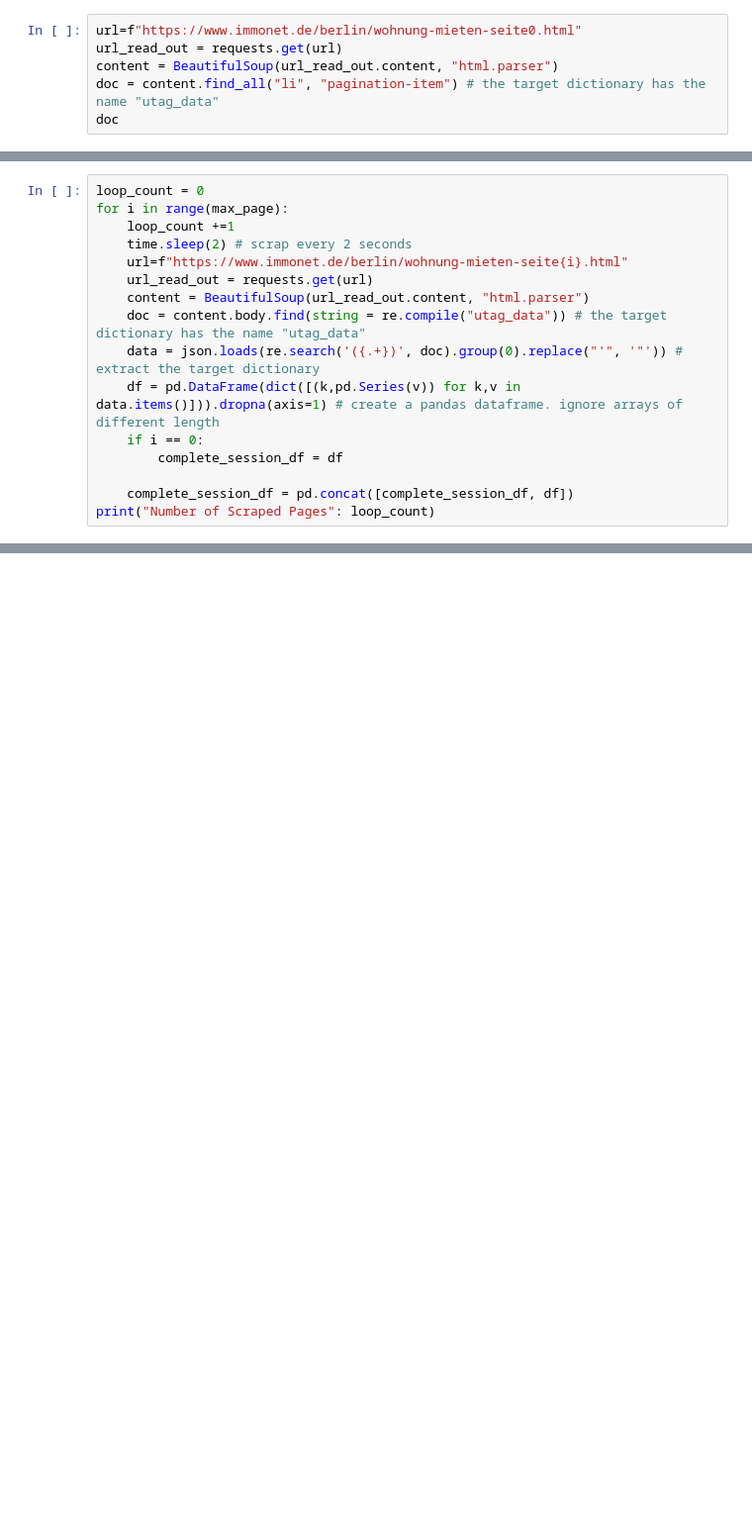
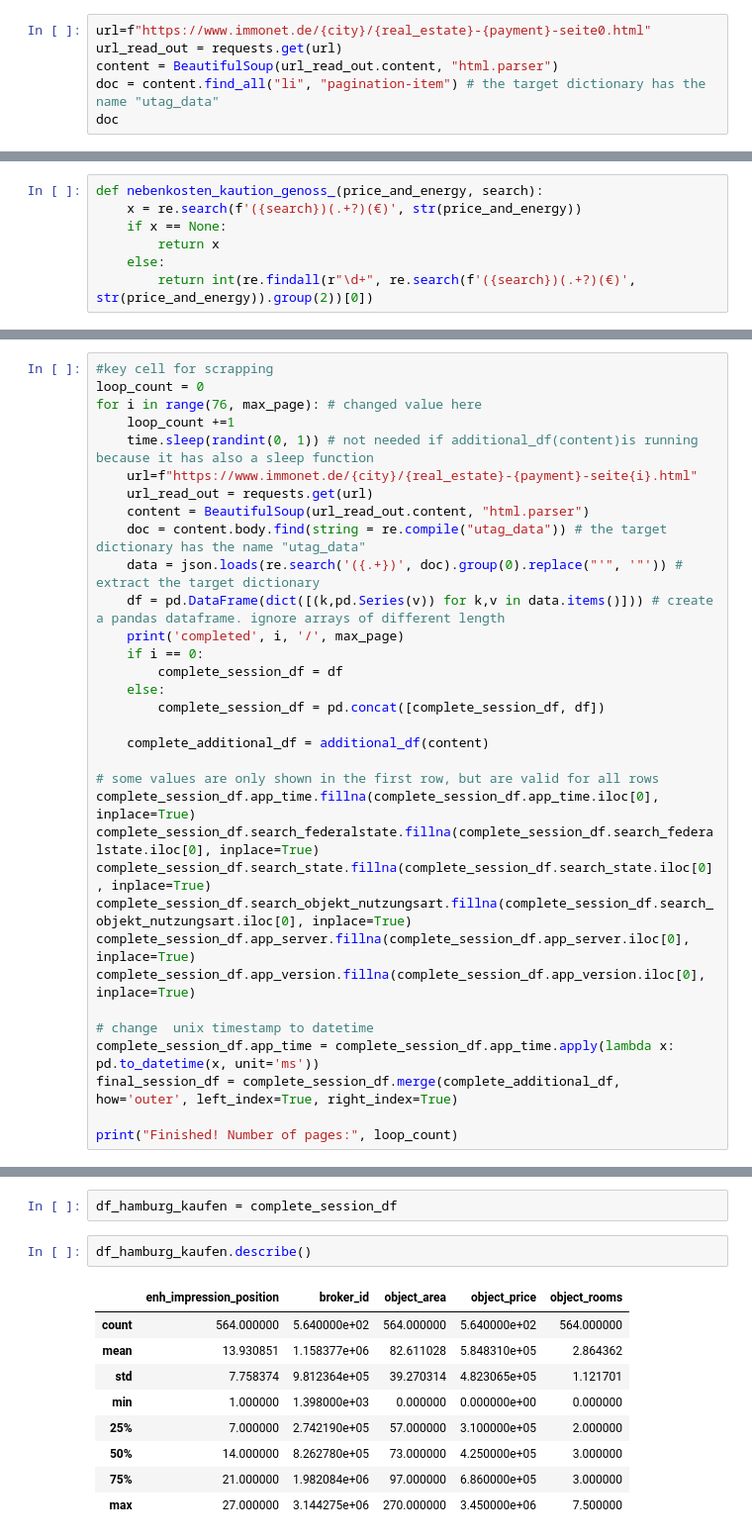
Before and after one commit to andrey101010/Germany-Rent-Prediction-Pipeline, a Jupyter notebook: notebooks/01_Scraping.ipynb, the cells around one changed output, grey strips where cells are left out. Shown at 99% size. Cells and saved outputs as stored; diff of their text form; blank space fills up the shorter version.

```diff
--- a/notebooks/01_Scraping.ipynb
+++ b/notebooks/01_Scraping.ipynb
@@ -16,5 +65,5 @@ warnings.filterwarnings('ignore')
 # %%
-url=f"https://www.immonet.de/berlin/wohnung-mieten-seite0.html"
+url=f"https://www.immonet.de/{city}/{real_estate}-{payment}-seite0.html"
 url_read_out = requests.get(url)
 content = BeautifulSoup(url_read_out.content, "html.parser")
 doc = content.find_all("li", "pagination-item") # the target dictionary has the name "utag_data"
@@ -32,0 +104,7 @@ max_page = int(re.search("\d+", number_page).group(0))
+# %%
+def nebenkosten_kaution_genoss_(price_and_energy, search):
+    x = re.search(f'({search})(.+?)(€)', str(price_and_energy))
+    if x == None:
+        return x
+    else:
+        return int(re.findall(r"\d+", re.search(f'({search})(.+?)(€)', str(price_and_energy)).group(2))[0])
@@ -33,16 +175,33 @@ max_page = int(re.search("\d+", number_page).group(0))
 # %%
+#key cell for scrapping
 loop_count = 0
-for i in range(max_page):
+for i in range(76, max_page): # changed value here
     loop_count +=1
-    time.sleep(2) # scrap every 2 seconds
-    url=f"https://www.immonet.de/berlin/wohnung-mieten-seite{i}.html"
+    time.sleep(randint(0, 1)) # not needed if additional_df(content)is running because it has also a sleep function
+    url=f"https://www.immonet.de/{city}/{real_estate}-{payment}-seite{i}.html"
     url_read_out = requests.get(url)
     content = BeautifulSoup(url_read_out.content, "html.parser")
     doc = content.body.find(string = re.compile("utag_data")) # the target dictionary has the name "utag_data"
     data = json.loads(re.search('({.+})', doc).group(0).replace("'", '"')) # extract the target dictionary
-    df = pd.DataFrame(dict([(k,pd.Series(v)) for k,v in data.items()])).dropna(axis=1) # create a pandas dataframe. ignore arrays of different length
+    df = pd.DataFrame(dict([(k,pd.Series(v)) for k,v in data.items()])) # create a pandas dataframe. ignore arrays of different length
+    print('completed', i, '/', max_page)
     if i == 0:
         complete_session_df = df
+    else:
+        complete_session_df = pd.concat([complete_session_df, df])
 
-    complete_session_df = pd.concat([complete_session_df, df])
-print("Number of Scraped Pages": loop_count)
+    complete_additional_df = additional_df(content)
+
+# some values are only shown in the first row, but are valid for all rows
+complete_session_df.app_time.fillna(complete_session_df.app_time.iloc[0], inplace=True)
+complete_session_df.search_federalstate.fillna(complete_session_df.search_federalstate.iloc[0], inplace=True)
+complete_session_df.search_state.fillna(complete_session_df.search_state.iloc[0], inplace=True)
+complete_session_df.search_objekt_nutzungsart.fillna(complete_session_df.search_objekt_nutzungsart.iloc[0], inplace=True)
+complete_session_df.app_server.fillna(complete_session_df.app_server.iloc[0], inplace=True)
+complete_session_df.app_version.fillna(complete_session_df.app_version.iloc[0], inplace=True)
+
+# change  unix timestamp to datetime
+complete_session_df.app_time = complete_session_df.app_time.apply(lambda x: pd.to_datetime(x, unit='ms'))
+final_session_df = complete_session_df.merge(complete_additional_df, how='outer', left_index=True, right_index=True)
+
+print("Finished! Number of pages:", loop_count)
@@ -58,0 +403,14 @@ NameError: name 'date' is not defined
+# %%
+df_hamburg_kaufen = complete_session_df
+# %%
+df_hamburg_kaufen.describe()
+# %% [output]
+|  | enh_impression_position | broker_id | object_area | object_price | object_rooms |
+| count | 564.000000 | 5.640000e+02 | 564.000000 | 5.640000e+02 | 564.000000 |
+| mean | 13.930851 | 1.158377e+06 | 82.611028 | 5.848310e+05 | 2.864362 |
+| std | 7.758374 | 9.812364e+05 | 39.270314 | 4.823065e+05 | 1.121701 |
+| min | 1.000000 | 1.398000e+03 | 0.000000 | 0.000000e+00 | 0.000000 |
+| 25% | 7.000000 | 2.742190e+05 | 57.000000 | 3.100000e+05 | 2.000000 |
+| 50% | 14.000000 | 8.262780e+05 | 73.000000 | 4.250000e+05 | 3.000000 |
+| 75% | 21.000000 | 1.982084e+06 | 97.000000 | 6.860000e+05 | 3.000000 |
+| max | 27.000000 | 3.144275e+06 | 270.000000 | 3.450000e+06 | 7.500000 |
```
Also changed, not shown: parts of 39 cells of this notebook.
